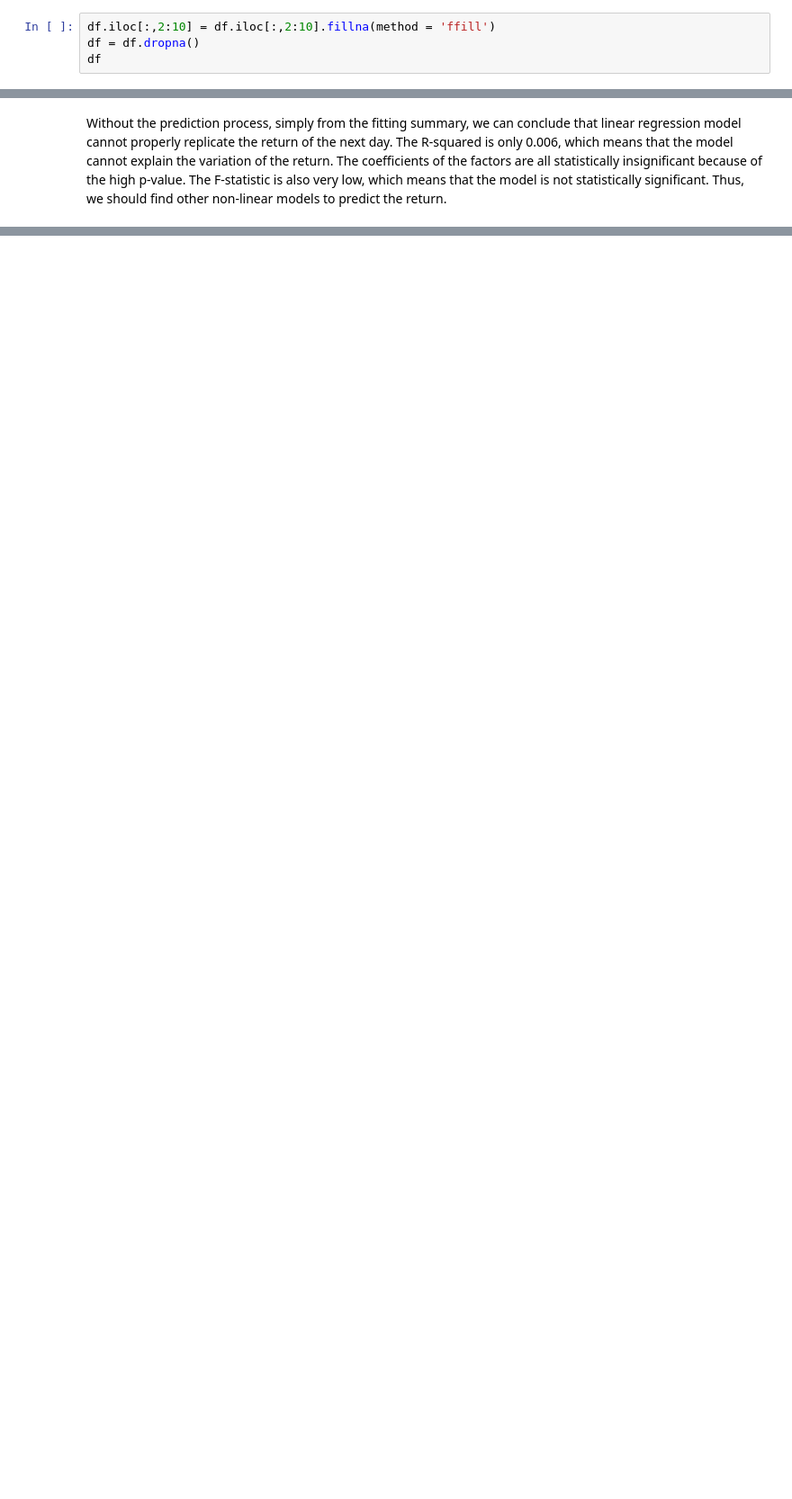
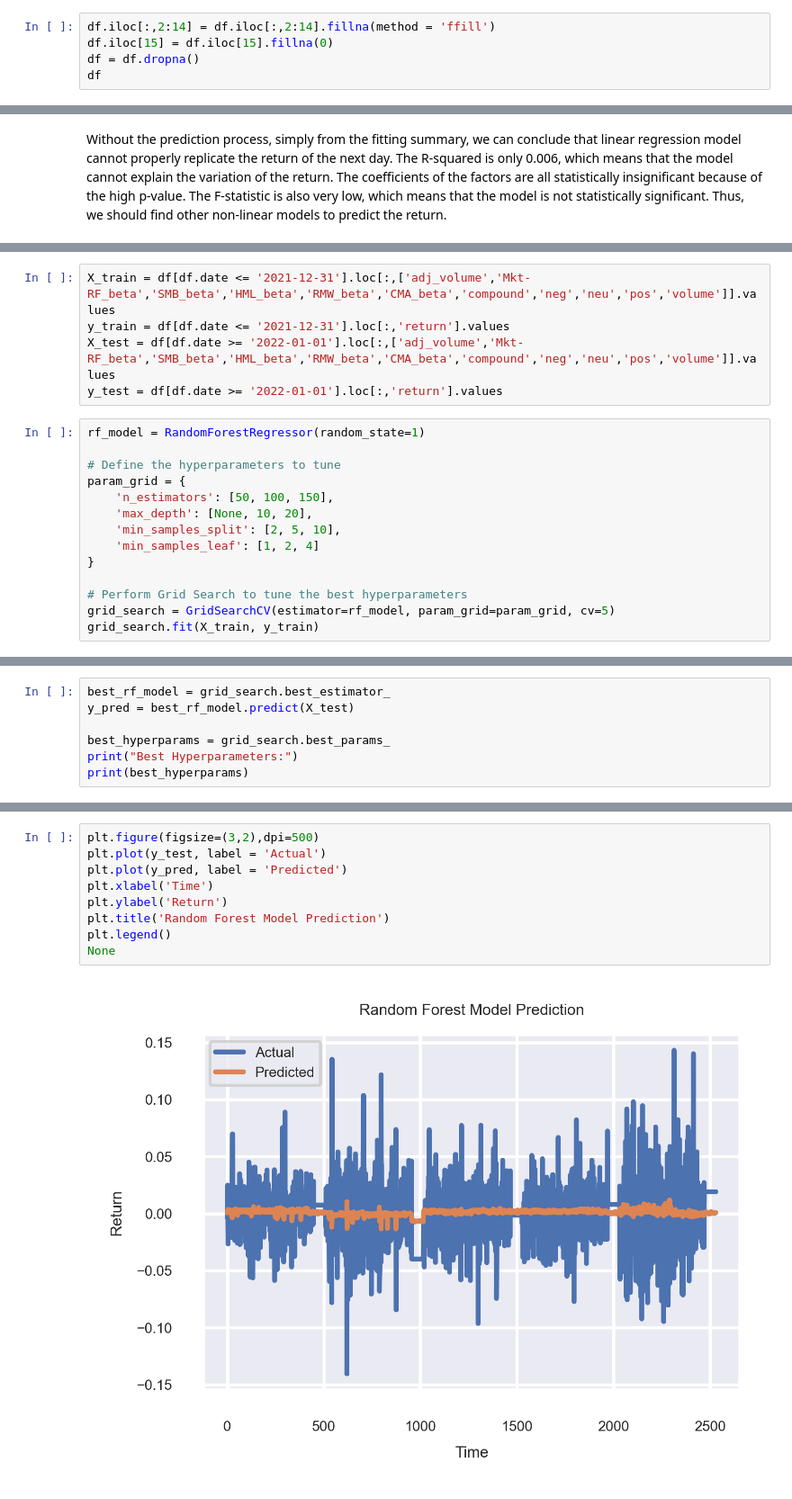
Before and after one commit to amberlee0516/ds4a-stock-price, a Jupyter notebook: EDA.ipynb, the cells around one changed output, grey strips where cells are left out. Shown: that part at 90% size. Drawn from its saved outputs; the diff is of its cells as text; blank space fills up the shorter version.

Commit message:
Random Forest Done

```diff
--- a/EDA.ipynb
+++ b/EDA.ipynb
@@ -65,5 +70,6 @@ However, since when market closes, the stock price will not change. In other wor
 # %%
-df.iloc[:,2:10] = df.iloc[:,2:10].fillna(method = 'ffill')
+df.iloc[:,2:14] = df.iloc[:,2:14].fillna(method = 'ffill')
+df.iloc[15] = df.iloc[15].fillna(0)
 df = df.dropna()
 df
 # %% [output]
@@ -142,0 +148,19 @@ Without the prediction process, simply from the fitting summary, we can conclude
+# %%
+X_train = df[df.date <= '2021-12-31'].loc[:,['adj_volume','Mkt-RF_beta','SMB_beta','HML_beta','RMW_beta','CMA_beta','compound','neg','neu','pos','volume']].values
+y_train = df[df.date <= '2021-12-31'].loc[:,'return'].values
+X_test = df[df.date >= '2022-01-01'].loc[:,['adj_volume','Mkt-RF_beta','SMB_beta','HML_beta','RMW_beta','CMA_beta','compound','neg','neu','pos','volume']].values
+y_test = df[df.date >= '2022-01-01'].loc[:,'return'].values
+# %%
+rf_model = RandomForestRegressor(random_state=1)
+
+# Define the hyperparameters to tune
+param_grid = {
+    'n_estimators': [50, 100, 150],
+    'max_depth': [None, 10, 20],
+    'min_samples_split': [2, 5, 10],
+    'min_samples_leaf': [1, 2, 4]
+}
+
+# Perform Grid Search to tune the best hyperparameters
+grid_search = GridSearchCV(estimator=rf_model, param_grid=param_grid, cv=5)
+grid_search.fit(X_train, y_train)
@@ -142,0 +173,7 @@ Without the prediction process, simply from the fitting summary, we can conclude
+# %%
+best_rf_model = grid_search.best_estimator_
+y_pred = best_rf_model.predict(X_test)
+
+best_hyperparams = grid_search.best_params_
+print("Best Hyperparameters:")
+print(best_hyperparams)
@@ -142,0 +196,11 @@ Without the prediction process, simply from the fitting summary, we can conclude
+# %%
+plt.figure(figsize=(3,2),dpi=500)
+plt.plot(y_test, label = 'Actual')
+plt.plot(y_pred, label = 'Predicted')
+plt.xlabel('Time')
+plt.ylabel('Return')
+plt.title('Random Forest Model Prediction')
+plt.legend()
+None
+# %% [output]
+[figure, added]
```
Also changed, not shown: parts of 9 cells of this notebook.
